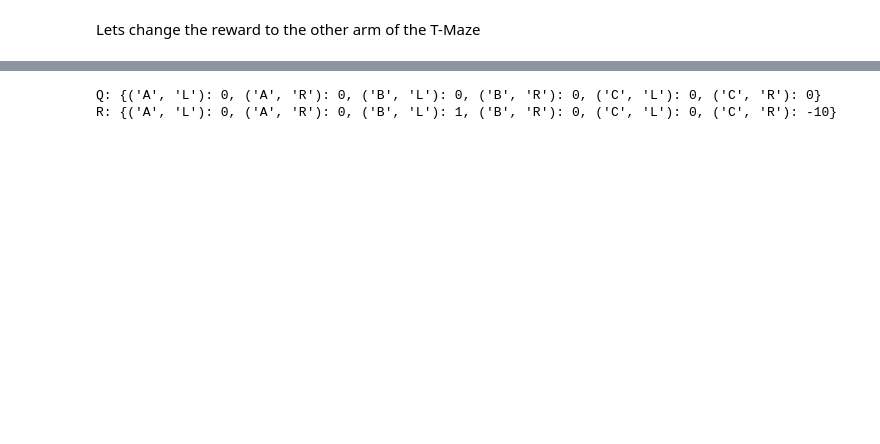
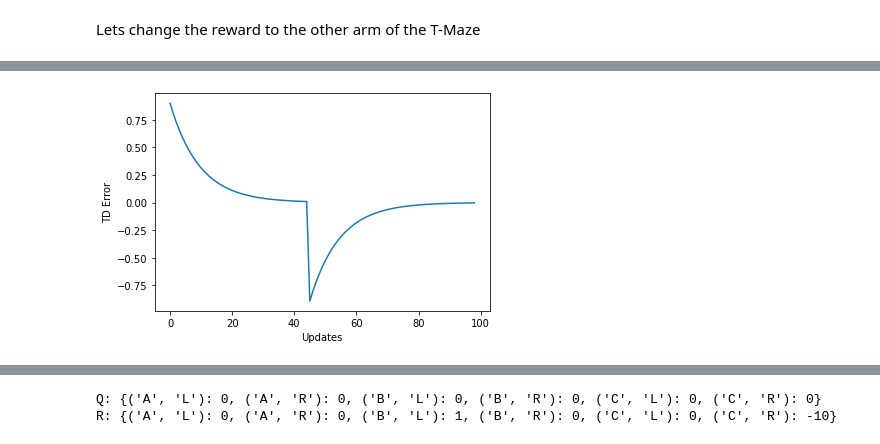
Before and after one commit to santmarti/SDIC-Code, a Jupyter notebook: notebooks/00-RL-Class-From-Scratch.ipynb, the cells around one changed output, grey strips where cells are left out. Cells and saved outputs as stored; diff of their text form; code cells hidden in the pictures; blank space fills up the shorter version.

```diff
--- a/notebooks/00-RL-Class-From-Scratch.ipynb
+++ b/notebooks/00-RL-Class-From-Scratch.ipynb
@@ -37 +67,5 @@ Done L   --> TD error:  -0.8929303495098488
+# %%
+plot(td_list)
+# %% [output]
+[figure, added]
 # %% [markdown]
```
Also changed, not shown: parts of 10 cells of this notebook.
